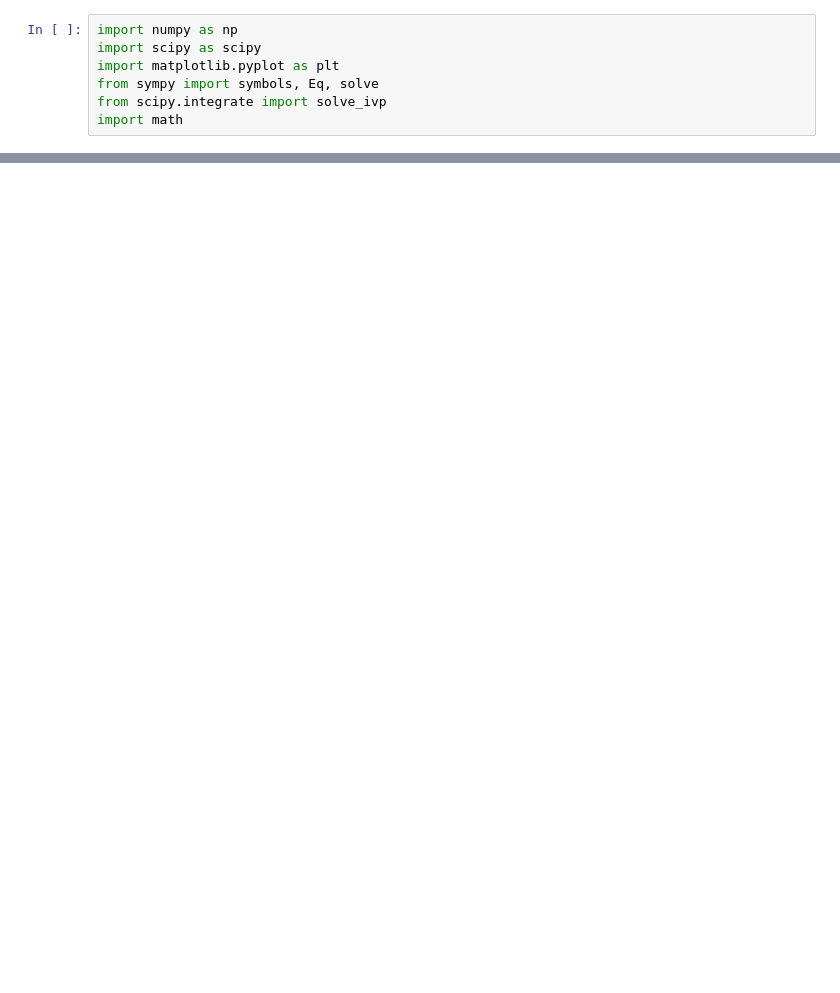
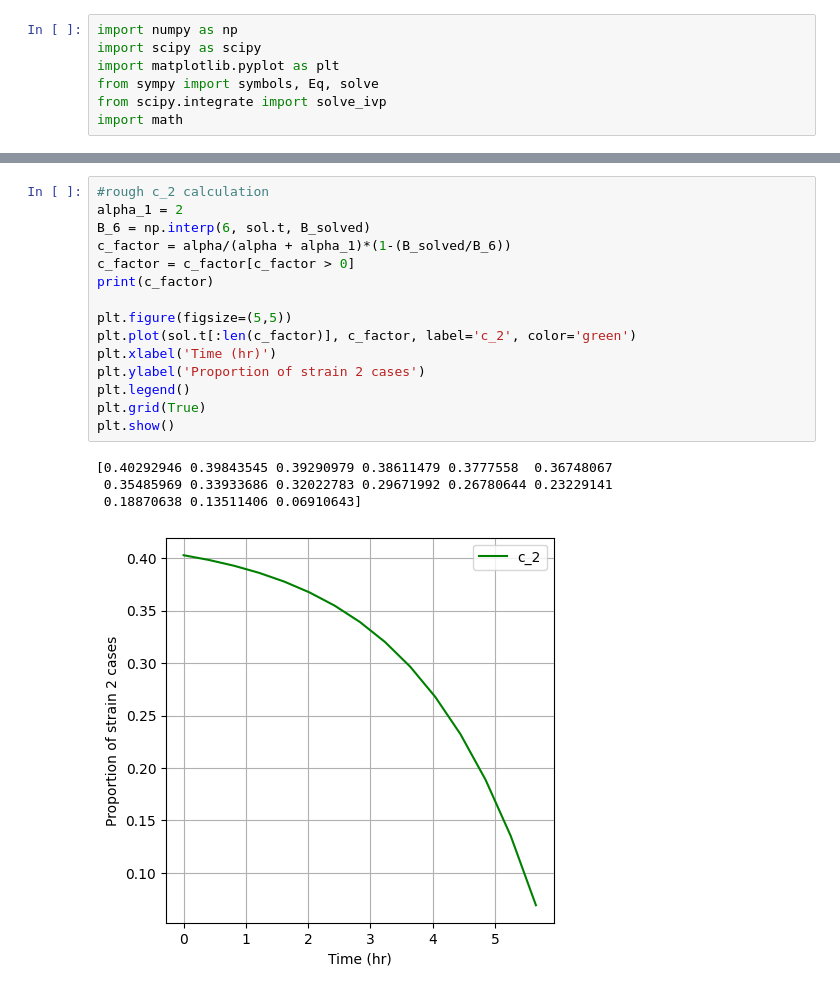
Before and after one commit to mcouture695/gt-quorumsensing-26, a Jupyter notebook: signal-density-QS (1).ipynb, the cells around one changed output, grey strips where cells are left out. Drawn from its saved outputs; the diff is of its cells as text; blank space fills up the shorter version.

Commit message:
Add draft c2 calculation

```diff
--- a/signal-density-QS (1).ipynb
+++ b/signal-density-QS (1).ipynb
@@ -109,0 +110,20 @@ print(alpha)
+# %%
+#rough c_2 calculation
+alpha_1 = 2
+B_6 = np.interp(6, sol.t, B_solved)
+c_factor = alpha/(alpha + alpha_1)*(1-(B_solved/B_6))
+c_factor = c_factor[c_factor > 0]
+print(c_factor)
+
+plt.figure(figsize=(5,5))
+plt.plot(sol.t[:len(c_factor)], c_factor, label='c_2', color='green')
+plt.xlabel('Time (hr)')
+plt.ylabel('Proportion of strain 2 cases')
+plt.legend()
+plt.grid(True)
+plt.show()
+# %% [output]
+[0.40292946 0.39843545 0.39290979 0.38611479 0.3777558  0.36748067
+ 0.35485969 0.33933686 0.32022783 0.29671992 0.26780644 0.23229141
+ 0.18870638 0.13511406 0.06910643]
+[figure, added]
```
Also changed, not shown: parts of 2 cells of this notebook.
